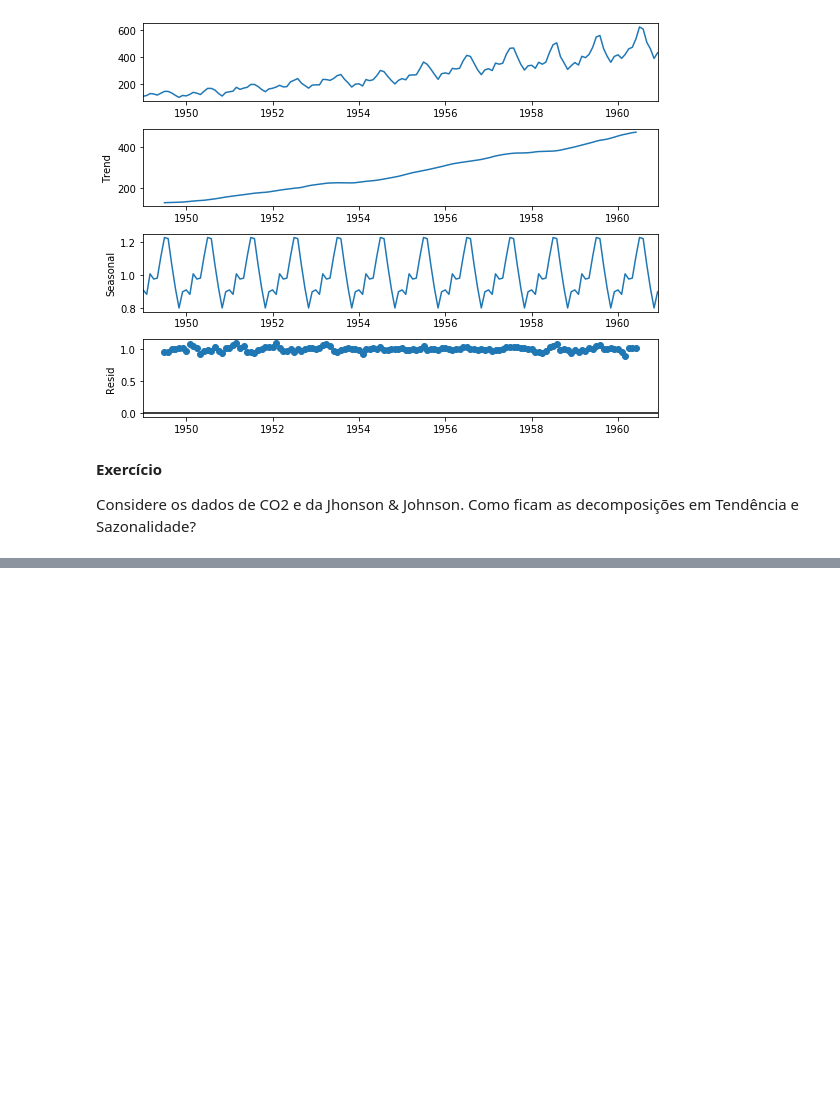
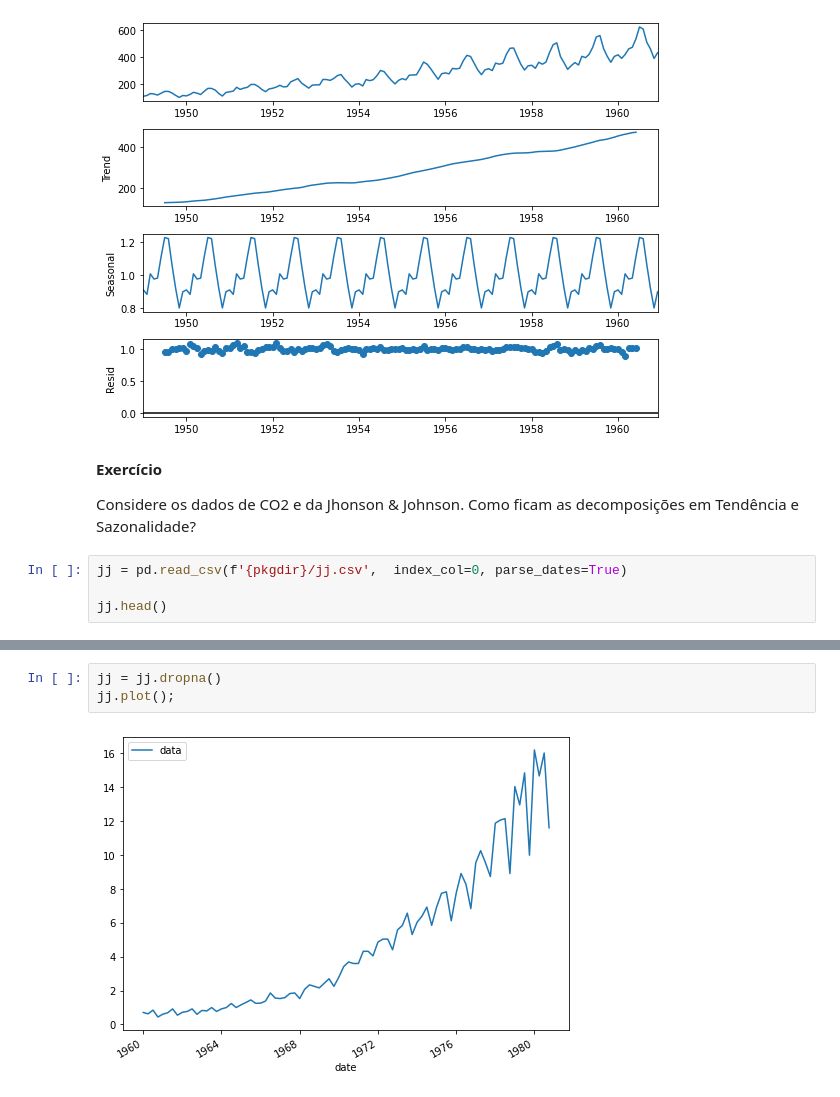
Before and after one commit to guilourenzo/mba-usp, a Jupyter notebook: APRENDIZADO DINÂMICO/AULA 1/Aula1_3_TendenciaSazonalidade.ipynb, the cells around one changed output, grey strips where cells are left out. Saved outputs shown, nothing was run; the diff lists cells and outputs as text; blank space fills up the shorter version.

```diff
--- a/APRENDIZADO DINÂMICO/AULA 1/Aula1_3_TendenciaSazonalidade.ipynb
+++ b/APRENDIZADO DINÂMICO/AULA 1/Aula1_3_TendenciaSazonalidade.ipynb
@@ -231,3 +229,7 @@ result.plot();
 **Exercício**
 
 Considere os dados de CO2 e da Jhonson & Johnson. Como ficam as decomposições em Tendência e Sazonalidade?
+# %%
+jj = pd.read_csv(f'{pkgdir}/jj.csv',  index_col=0, parse_dates=True)
+
+jj.head()
@@ -233,0 +244,5 @@ Considere os dados de CO2 e da Jhonson & Johnson. Como ficam as decomposições
+# %%
+jj = jj.dropna()
+jj.plot();
+# %% [output]
+[figure, added]
```
Also changed, not shown: parts of 6 cells of this notebook, 13 other files.
